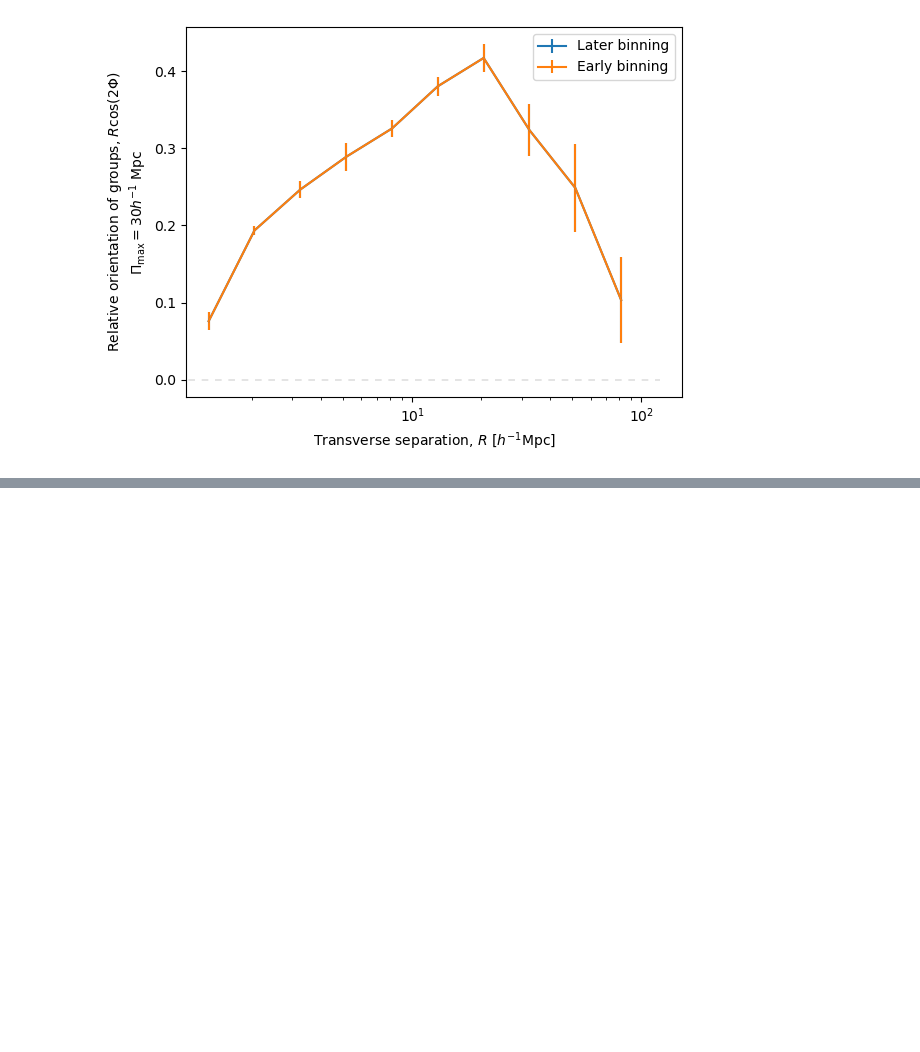
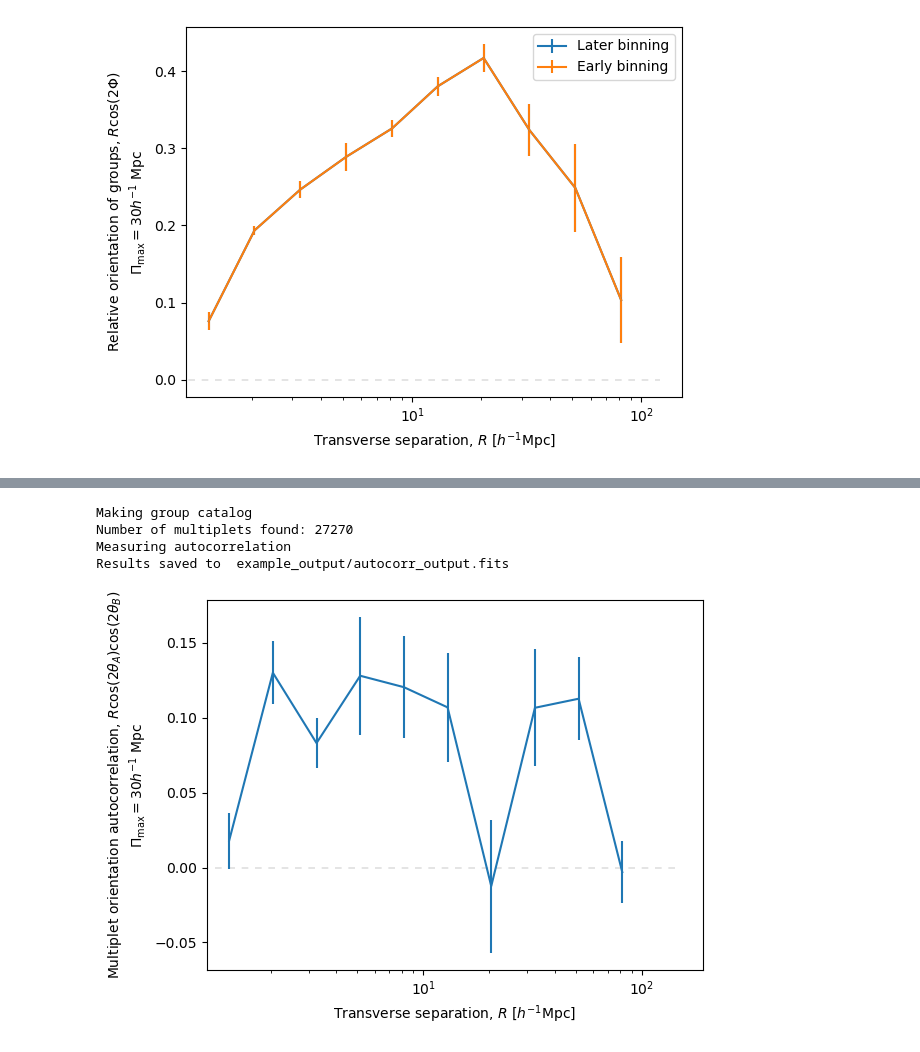
Before and after one commit to cmlamman/spec-IA, a Jupyter notebook: basic_multiplet_alignment.ipynb, the cells around one changed output, grey strips where cells are left out. Saved outputs shown, nothing was run; the diff lists cells and outputs as text; code cells hidden in the pictures; blank space fills up the shorter version.

Commit message:
Adding functionality for measuring shape-shape autocorrelations in measurements and modeling

```diff
--- a/basic_multiplet_alignment.ipynb
+++ b/basic_multiplet_alignment.ipynb
@@ -7,7 +7,7 @@ from alignment_functions.gal_multiplets import *
 # %% [markdown]
 This test catalog was made with large halos from AbacusSummit, at redshit z = 0.8
 # %%
-galaxy_catalog = Table.read('example_catalos/abacus_simpleMock.fits')
+galaxy_catalog = Table.read('example_catalogs/abacus_simpleMock.fits')
 galaxy_catalog.columns
 # %% [output]
 <TableColumns names=('x_L2com','RA','DEC','E1','E2','Z','WEIGHT')>
@@ -168,0 +172,20 @@ plt.legend();
+# %%
+# measuring the autocorrelation of multiplet orientations. This takes about a minute on Nersc.
+autocorr_result = get_multiplet_autocorr(galaxy_catalog, R_bins=np.logspace(0, 2, 11), pimax=30, print_progress=True,
+                        n_sky_regions=9, save_path='example_output/autocorr_output.fits')
+# %% [output]
+Making group catalog
+Number of multiplets found: 27270
+Measuring autocorrelation
+Results saved to  example_output/autocorr_output.fits
+# %%
+bin_centers = (autocorr_result['R_bin_min'] + autocorr_result['R_bin_max'])/2
+plt.errorbar(bin_centers, bin_centers * autocorr_result['relAng_autocorr_plot'], yerr=bin_centers*autocorr_result['relAng_autocorr_plot_e'])
+
+plt.xlabel(r'Transverse separation, $R$ [$h^{-1}$Mpc]')
+plt.ylabel(r'Multiplet orientation autocorrelation, $R$cos(2$\theta_A$)cos(2$\theta_B$)'+'\n'+r'$\Pi_{\rm max} = 30h^{-1}$ Mpc')
+plt.xscale('log')
+# add dotted line at 0
+plt.plot([0,150], [0,0], color='grey', linewidth=.3, zorder=0, dashes=(16,16));
+# %% [output]
+[figure, added]
```
Also changed, not shown: parts of 1 cell of this notebook, 6 other files.
